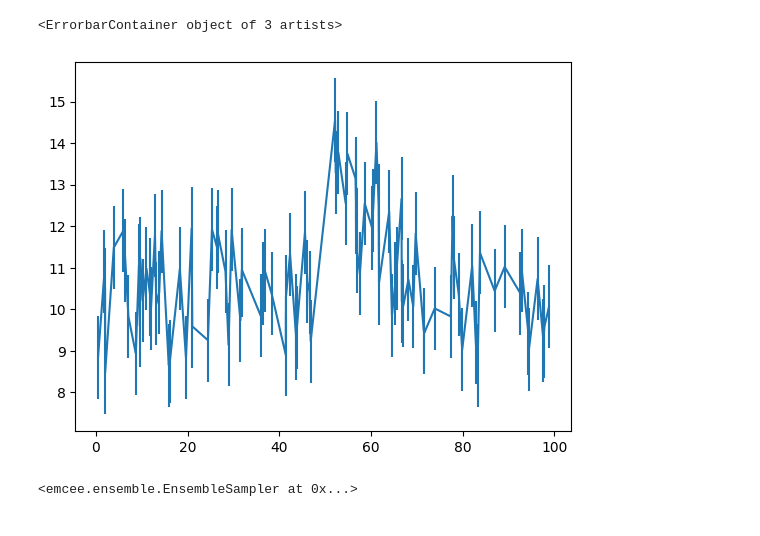
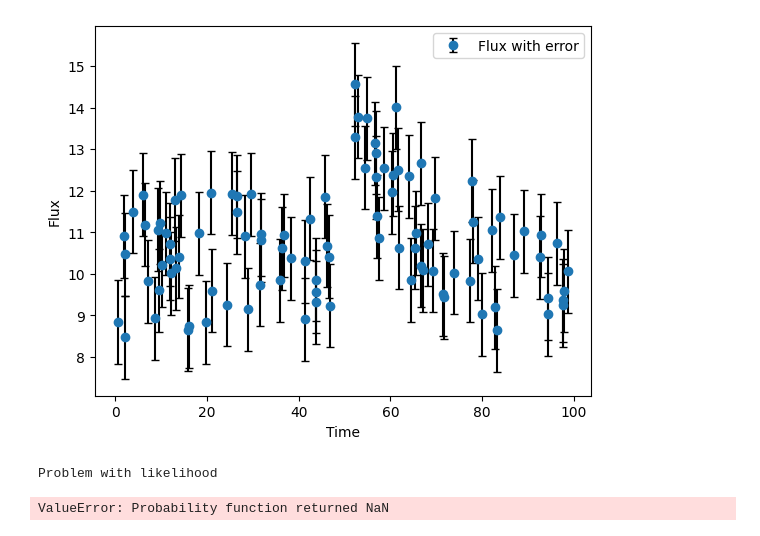
Before and after one commit to Sofiadossena/astrostatistics_bicocca_2025, a Jupyter notebook: working/Transient.ipynb, the cells around one changed output. Drawn from its saved outputs; the diff is of its cells as text; code cells hidden in the pictures.

```diff
--- a/working/Transient.ipynb
+++ b/working/Transient.ipynb
@@ -8,9 +8,12 @@ import emcee
 # %%
 data=np.load("Transient.npy")
 time=data[:,0]
 flux=data[:,1]
 err=data[:,2]
-plt.errorbar(time, flux,yerr=err)
+plt.errorbar(time, flux, yerr=err, fmt='o', ecolor='black', capsize=3, label='Flux with error')
+plt.xlabel("Time")
+plt.ylabel("Flux")
+plt.legend()
+plt.show()
 # %% [output]
-<ErrorbarContainer object of 3 artists>
-[figure, old version]
+[figure, new version]
@@ -35,18 +53,18 @@ def LogPosterior(b,A,t0,alpha,x):
 # %%
 ndim = 4  # number of parameters in the model
-nwalkers = 6  # number of MCMC walkers
+nwalkers = 15  # number of MCMC walkers
 burn = 10000  # "burn-in" period to let chains stabilize
-nsteps = 100000  # number of MCMC steps to take **for each walker**
+nsteps = 10000  # number of MCMC steps to take **for each walker**
 
 # initialize theta
 np.random.seed(0)
-starting_guesses = np.random.random((nwalkers, ndim)) #starting point for each walker
+starting_guesses = np.random.random((nwalkers, ndim)) #starting point for each walker for each parameter
 
 # the function call where all the work happens:
-sampler = emcee.EnsembleSampler(nwalkers, ndim, LogPosterior, args=[flux])
-sampler
-#sampler.run_mcmc(starting_guesses, nsteps)
+sampler = emcee.EnsembleSampler(nwalkers, ndim, LogPosterior)
+sampler.run_mcmc(starting_guesses, nsteps)
 
 #emcee_trace  = sampler.chain[:, burn:, :].reshape(-1, ndim)
 # %% [output]
-<emcee.ensemble.EnsembleSampler at 0x...>
+Problem with likelihood
+ValueError: Probability function returned NaN
```
Also changed, not shown: parts of 2 cells of this notebook.
